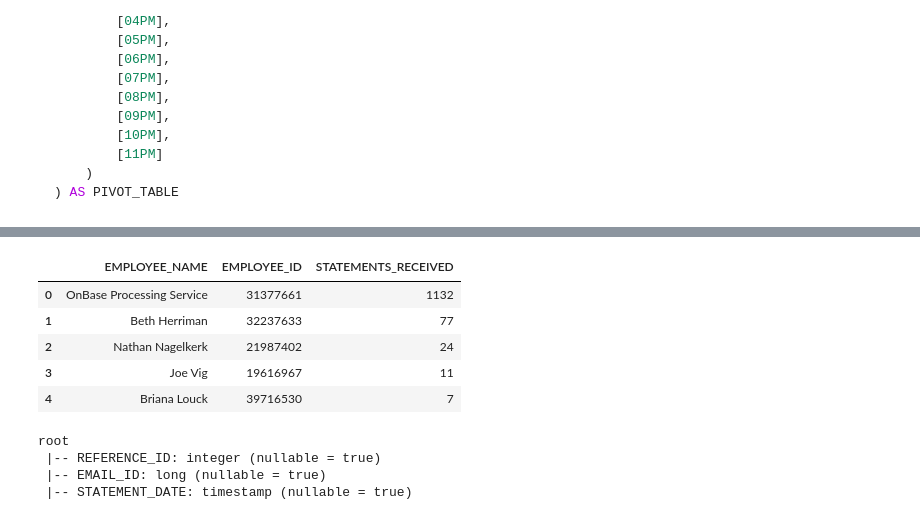
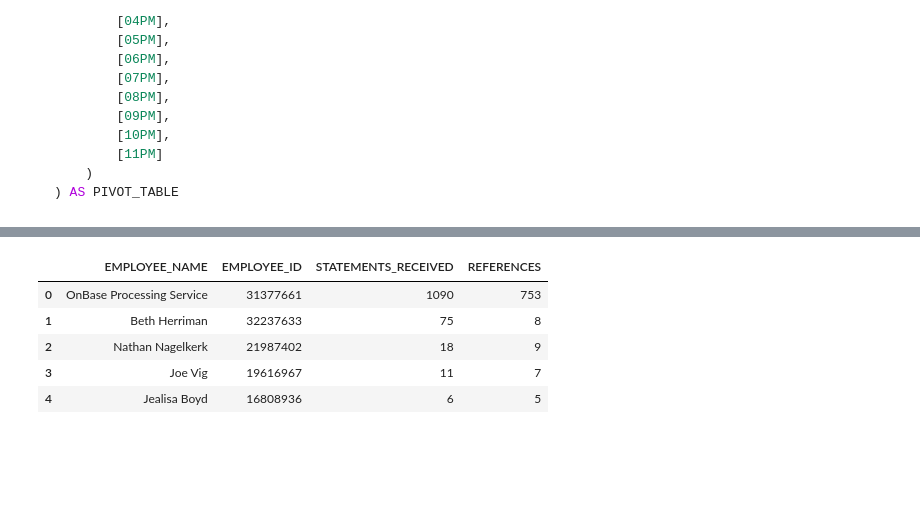
Before and after one commit to cpassorelli/call-reports, a Jupyter notebook: ipython/caller-statement-report.ipynb, the cells around one changed output, grey strips where cells are left out. Cells and saved outputs as stored; diff of their text form; code cells hidden in the pictures; blank space fills up the shorter version.

```diff
--- a/ipython/caller-statement-report.ipynb
+++ b/ipython/caller-statement-report.ipynb
@@ -563,61 +365,39 @@ Wall time: 1.56 s
 | 4 | 15699251 | 1 |
 # %%
 query = """
-WITH
-ACTIVITIES AS (
-    SELECT
-        *,
-        row_number()
-            OVER (
-                PARTITION BY
-                    EMPLOYEE_ID,
-                    REFERENCE_ID
-                ORDER BY
-                    ACTIVITY_DATE DESC
-            ) AS ACTIVITY_RANK
-    FROM
-        STATEMENT_ACTIVITIES
-    WHERE
-        ACTIVITY_DATE BETWEEN
-            current_timestamp() - interval '2 day'
-            AND current_timestamp()
-)
 SELECT
     EMPLOYEES.EMPLOYEE_NAME,
     EMPLOYEES.EMPLOYEE_ID,
-    count(STATEMENT_DATE) as STATEMENTS_RECEIVED
+    count(STATEMENT_DATE) as STATEMENTS_RECEIVED,
+    count(DISTINCT STATEMENTS_RECIEVED.REFERENCE_ID) as REFERENCES
 FROM
     EMPLOYEES
         INNER JOIN
-            ACTIVITIES ON
-                EMPLOYEES.EMPLOYEE_ID = ACTIVITIES.EMPLOYEE_ID
+            STATEMENT_ACTIVITIES ON
+                EMPLOYEES.EMPLOYEE_ID = STATEMENT_ACTIVITIES.EMPLOYEE_ID
+                AND ACTIVITY_DATE BETWEEN
+                    current_timestamp() - interval '2 day'
+                    AND current_timestamp()
         INNER JOIN
             STATEMENTS_RECIEVED ON
-                ACTIVITIES.REFERENCE_ID = STATEMENTS_RECIEVED.REFERENCE_ID
-                AND ACTIVITY_RANK = 1
+                STATEMENT_ACTIVITIES.REFERENCE_ID = STATEMENTS_RECIEVED.REFERENCE_ID
+                AND EMPLOYEE_REFERENCE_RANK = 1
                 AND STATEMENT_DATE BETWEEN
                     current_timestamp() - interval '2 day'
                     AND current_timestamp()
 GROUP BY
     EMPLOYEES.EMPLOYEE_NAME,
     EMPLOYEES.EMPLOYEE_ID
 """
 
 spark.sql(query).orderBy(desc('STATEMENTS_RECEIVED')).limit(5).toPandas()
 # %% [output]
-|  | EMPLOYEE_NAME | EMPLOYEE_ID | STATEMENTS_RECEIVED |
-| 0 | OnBase Processing Service | 31377661 | 1132 |
-| 1 | Beth Herriman | 32237633 | 77 |
-| 2 | Nathan Nagelkerk | 21987402 | 24 |
-| 3 | Joe Vig | 19616967 | 11 |
-| 4 | Briana Louck | 39716530 | 7 |
+|  | EMPLOYEE_NAME | EMPLOYEE_ID | STATEMENTS_RECEIVED | REFERENCES |
+| 0 | OnBase Processing Service | 31377661 | 1090 | 753 |
+| 1 | Beth Herriman | 32237633 | 75 | 8 |
+| 2 | Nathan Nagelkerk | 21987402 | 18 | 9 |
+| 3 | Joe Vig | 19616967 | 11 | 7 |
+| 4 | Jealisa Boyd | 16808936 | 6 | 5 |
-# %%
-spark.read.table('STATEMENTS_RECIEVED').printSchema()
-# %% [output]
-root
- |-- REFERENCE_ID: integer (nullable = true)
- |-- EMAIL_ID: long (nullable = true)
- |-- STATEMENT_DATE: timestamp (nullable = true)
 # %%
 from pyspark.sql.functions import approx_count_distinct
 
```
Also changed, not shown: parts of 19 cells of this notebook.
